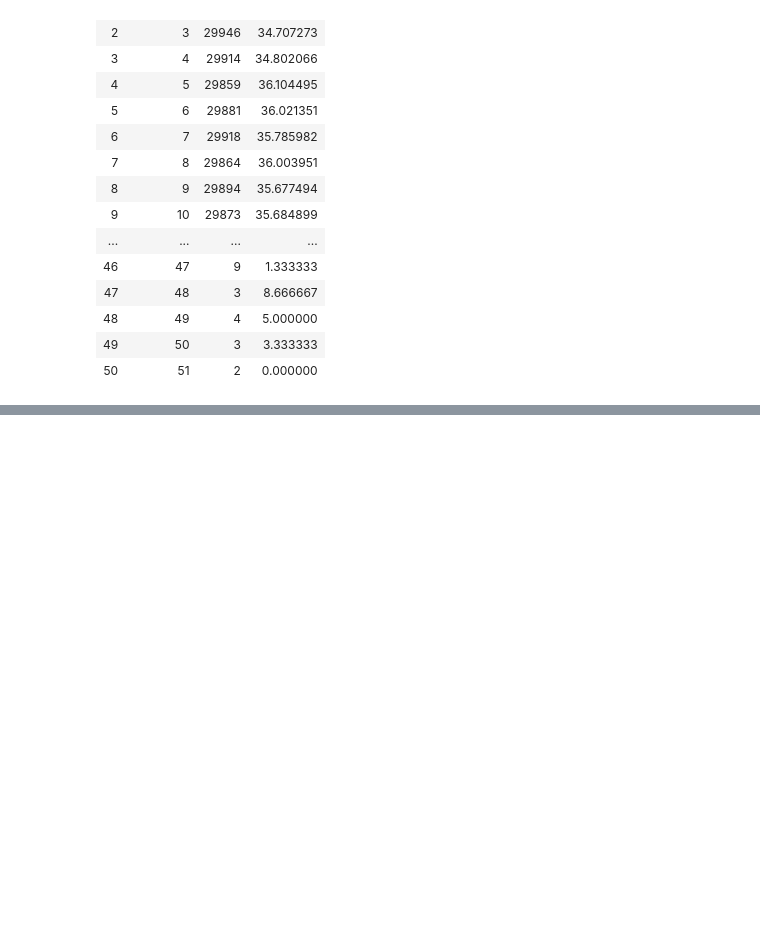
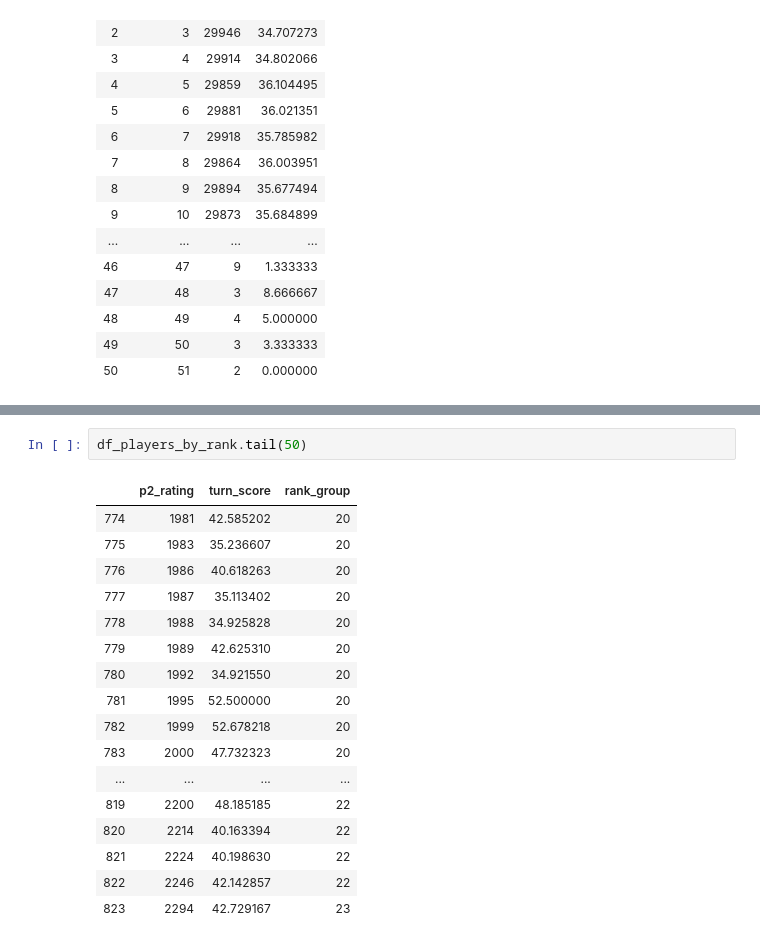
Before and after one commit to pkgalea/ScrabbleTileAnalyzer, a Jupyter notebook: DataExploration.ipynb, the cells around one changed output, grey strips where cells are left out. Saved outputs shown, nothing was run; the diff lists cells and outputs as text; blank space fills up the shorter version.

```diff
--- a/DataExploration.ipynb
+++ b/DataExploration.ipynb
@@ -297,0 +316,20 @@ df_turn_compare
+# %%
+df_players_by_rank.tail(50)
+# %% [output]
+|  | p2_rating | turn_score | rank_group |
+| 774 | 1981 | 42.585202 | 20 |
+| 775 | 1983 | 35.236607 | 20 |
+| 776 | 1986 | 40.618263 | 20 |
+| 777 | 1987 | 35.113402 | 20 |
+| 778 | 1988 | 34.925828 | 20 |
+| 779 | 1989 | 42.625310 | 20 |
+| 780 | 1992 | 34.921550 | 20 |
+| 781 | 1995 | 52.500000 | 20 |
+| 782 | 1999 | 52.678218 | 20 |
+| 783 | 2000 | 47.732323 | 20 |
+| ... | ... | ... | ... |
+| 819 | 2200 | 48.185185 | 22 |
+| 820 | 2214 | 40.163394 | 22 |
+| 821 | 2224 | 40.198630 | 22 |
+| 822 | 2246 | 42.142857 | 22 |
+| 823 | 2294 | 42.729167 | 23 |
```
Also changed, not shown: parts of 7 cells of this notebook, 1 other file.
